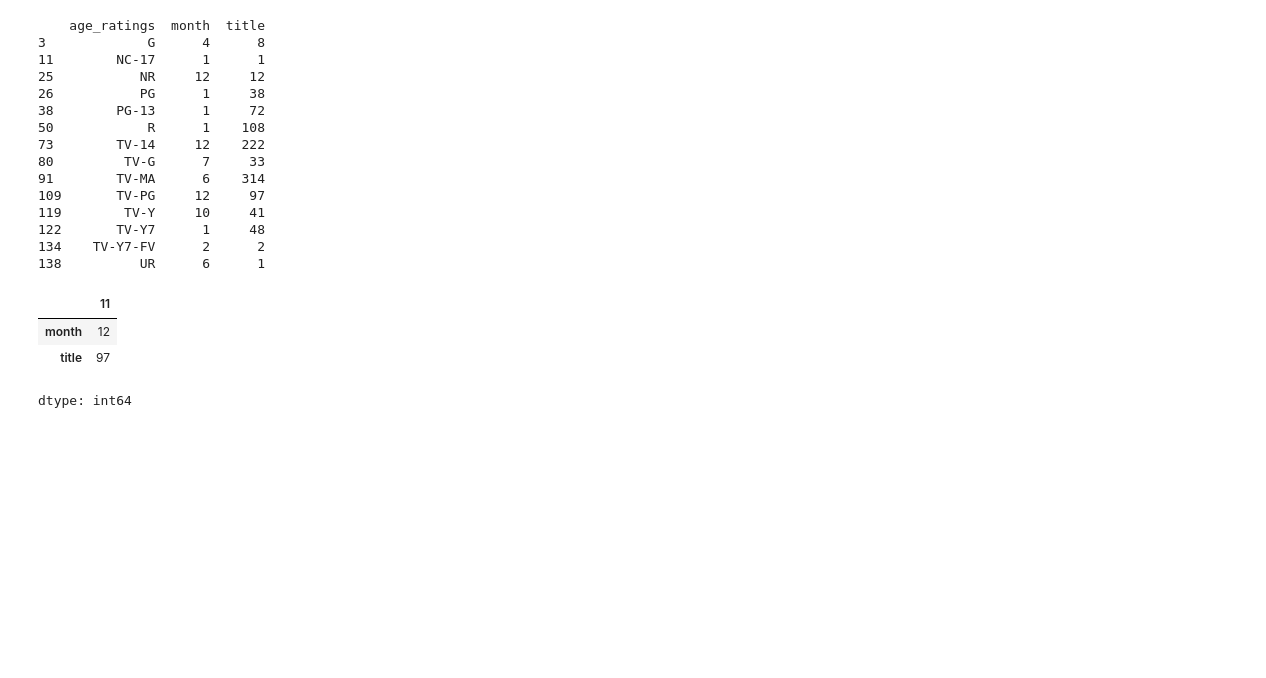
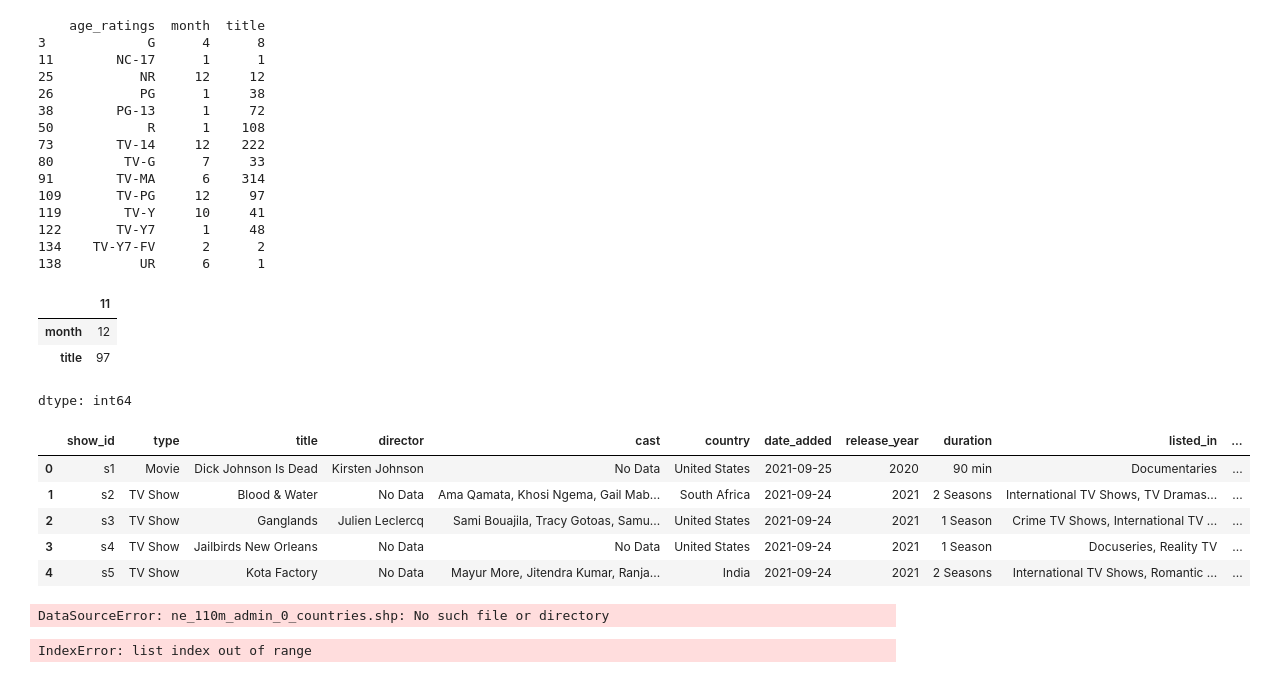
Before and after one commit to PatandyaW/Skripsikkk, a Jupyter notebook: Skripsik.ipynb, the cells around one changed output. Drawn from its saved outputs; the diff is of its cells as text; code cells hidden in the pictures; blank space fills up the shorter version.

```diff
--- a/Skripsik.ipynb
+++ b/Skripsik.ipynb
@@ -260,3 +260,68 @@ best_month_tv_rate
 | month | 12 |
 | title | 97 |
 dtype: int64
+# %%
+def unnest_dataframe(df, column):
+    return (
+        df.drop(column, axis=1)
+        .join(
+            df[column].str.split(',', expand=True)
+            .stack()
+            .reset_index(level=1, drop=True)
+            .rename(column)
+        )
+    )
+
+unnested_age_ratings = unnest_dataframe(net_df, 'age_ratings')
+
+unnested_age_ratings.head()
+# %% [output]
+|  | show_id | type | title | director | cast | country | date_added | release_year | duration | listed_in | ... |
+| 0 | s1 | Movie | Dick Johnson Is Dead | Kirsten Johnson | No Data | United States | 2021-09-25 | 2020 | 90 min | Documentaries | ... |
+| 1 | s2 | TV Show | Blood & Water | No Data | Ama Qamata, Khosi Ngema, Gail Mab... | South Africa | 2021-09-24 | 2021 | 2 Seasons | International TV Shows, TV Dramas... | ... |
+| 2 | s3 | TV Show | Ganglands | Julien Leclercq | Sami Bouajila, Tracy Gotoas, Samu... | United States | 2021-09-24 | 2021 | 1 Season | Crime TV Shows, International TV ... | ... |
+| 3 | s4 | TV Show | Jailbirds New Orleans | No Data | No Data | United States | 2021-09-24 | 2021 | 1 Season | Docuseries, Reality TV | ... |
+| 4 | s5 | TV Show | Kota Factory | No Data | Mayur More, Jitendra Kumar, Ranja... | India | 2021-09-24 | 2021 | 2 Seasons | International TV Shows, Romantic ... | ... |
+# %%
+import geopandas as gpd
+import matplotlib.pyplot as plt
+
+# Assuming 'net_df' is your dataset
+
+# Group by 'country' and count the number of shows/movies from each country
+country_data = net_df.groupby('country')['title'].count().reset_index()
+country_data.columns = ['country', 'count']
+
+# Load the shapefile from the downloaded location (adjust this to your actual path)
+world = gpd.read_file("ne_110m_admin_0_countries.shp")
+
+# Ensure the column names match between shapefile and country_data (country names might need adjustment)
+# For example, in the shapefile, countries might be in 'NAME' or 'COUNTRY' column, adjust accordingly
+world = world.merge(country_data, how="left", left_on="NAME", right_on="country")
+
+# Plotting the map
+fig, ax = plt.subplots(1, 1, figsize=(15, 10))
+world.boundary.plot(ax=ax)
+world.plot(column='count', ax=ax, legend=True,
+           legend_kwds={'label': "Number of Movies/TV Shows",
+                        'orientation': "horizontal"})
+plt.title('Number of Movies/TV Shows Produced by Country')
+plt.show()
+# %% [output]
+DataSourceError: ne_110m_admin_0_countries.shp: No such file or directory
+# %%
+import plotly.express as px
+
+fig = px.choropleth(country_data,
+                    locations="country",
+                    locationmode="country names",  # Match country names format in 'country_data'
+                    color="count",
+                    hover_name="country",
+                    title="Number of Movies/TV Shows Produced by Country",
+                    color_continuous_scale="Viridis",  # You can customize the color scale
+                    range_color=[country_data['count']])  # Set the color range based on min and max count
+
+fig.update_geos(fitbounds="locations", visible=False)  # Fit the map to the locations
+fig.show()
+# %% [output]
+IndexError: list index out of range
```
Also changed, not shown: parts of 3 cells of this notebook.
